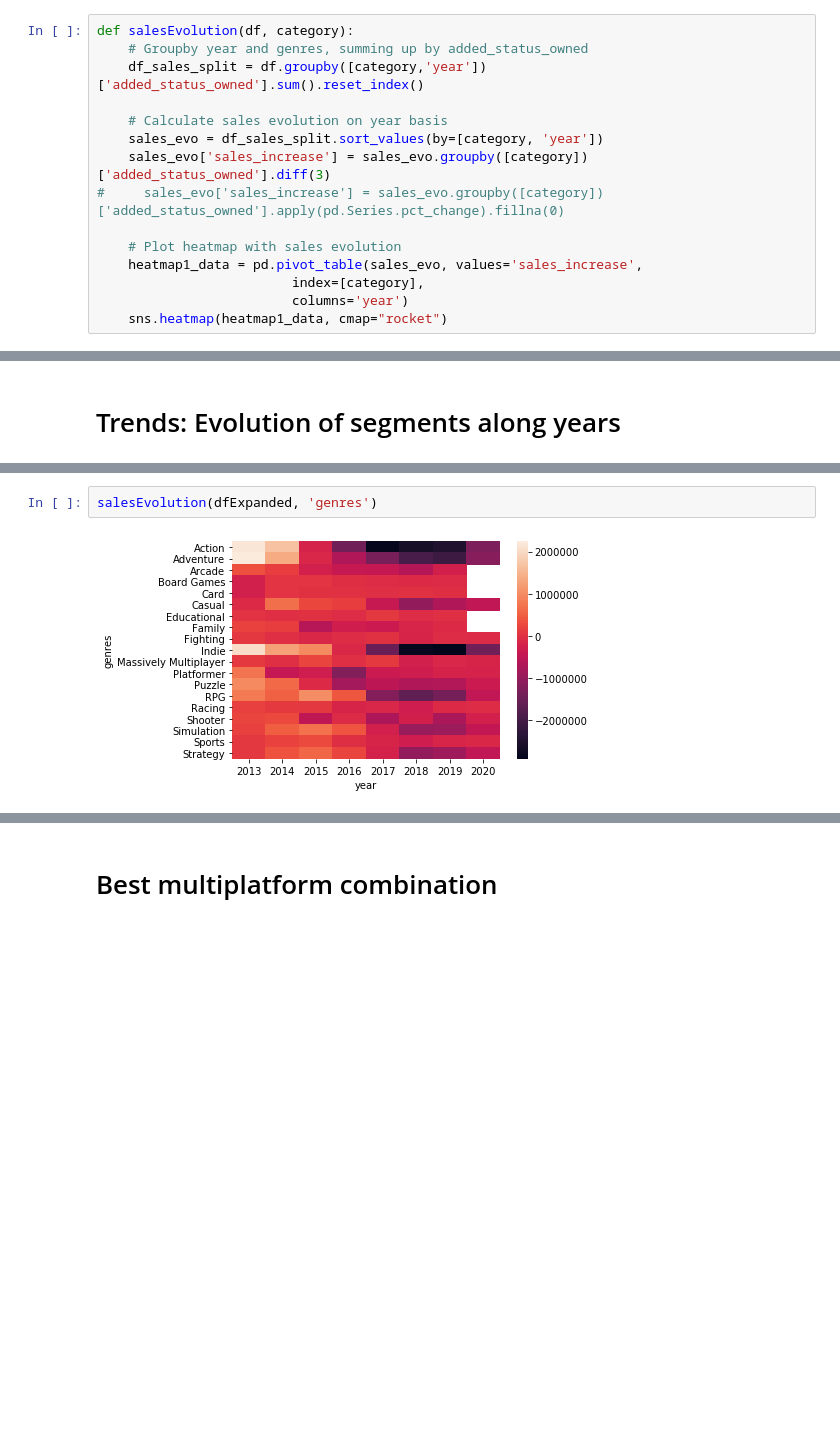
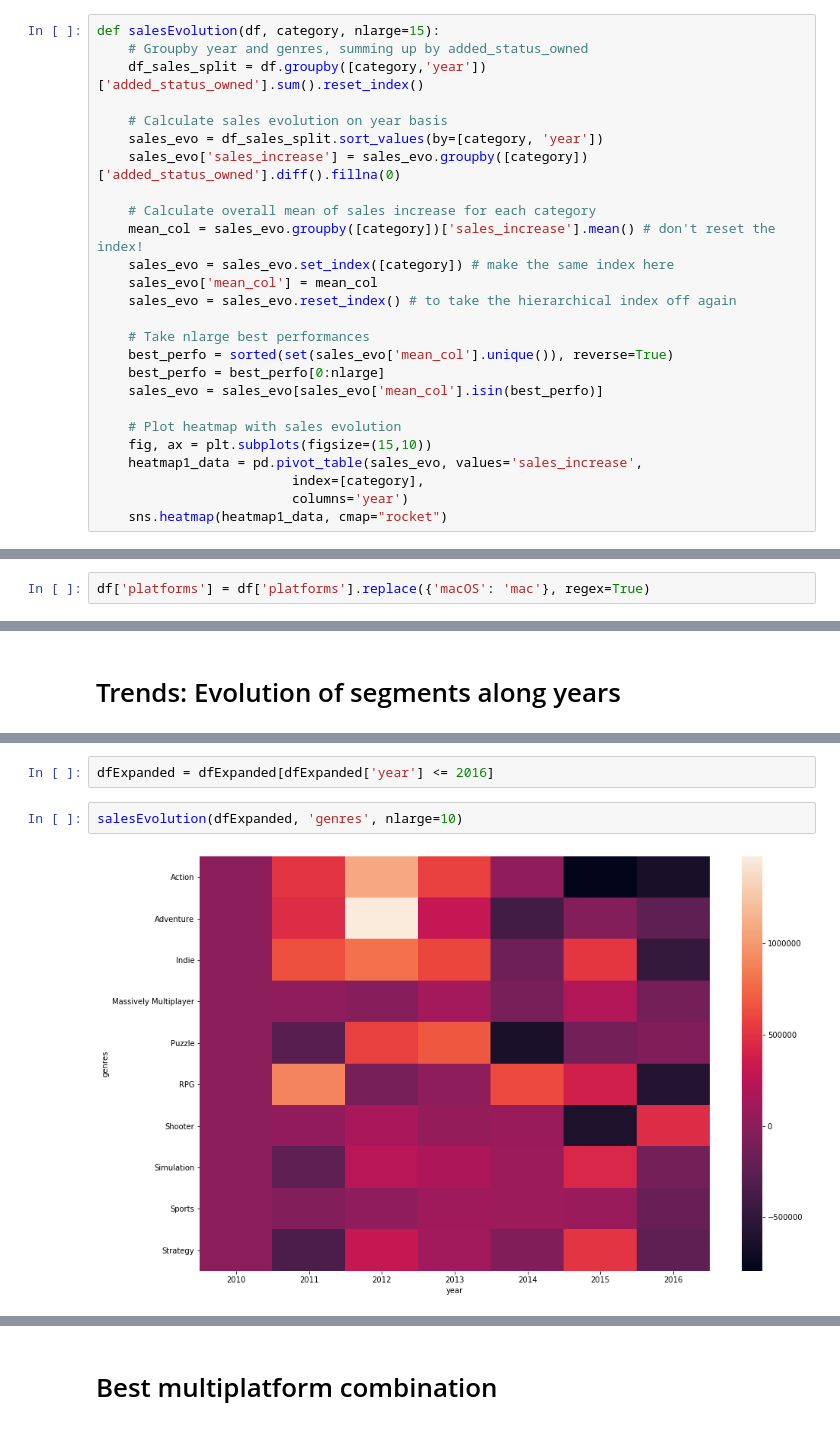
Before and after one commit to marsolmos/videogames-sales-eda, a Jupyter notebook: videogames_eda_analysis.ipynb, the cells around one changed output, grey strips where cells are left out. Drawn from its saved outputs; the diff is of its cells as text; blank space fills up the shorter version.

```diff
--- a/videogames_eda_analysis.ipynb
+++ b/videogames_eda_analysis.ipynb
@@ -153,16 +153,27 @@ def normalize(df, feature_name):
 # %% [markdown]
 ## Sales Evolution Heatmap
 # %%
-def salesEvolution(df, category):
+def salesEvolution(df, category, nlarge=15):
     # Groupby year and genres, summing up by added_status_owned
     df_sales_split = df.groupby([category,'year'])['added_status_owned'].sum().reset_index()
 
     # Calculate sales evolution on year basis
     sales_evo = df_sales_split.sort_values(by=[category, 'year'])
-    sales_evo['sales_increase'] = sales_evo.groupby([category])['added_status_owned'].diff(3)
-#     sales_evo['sales_increase'] = sales_evo.groupby([category])['added_status_owned'].apply(pd.Series.pct_change).fillna(0)
+    sales_evo['sales_increase'] = sales_evo.groupby([category])['added_status_owned'].diff().fillna(0)
+
+    # Calculate overall mean of sales increase for each category
+    mean_col = sales_evo.groupby([category])['sales_increase'].mean() # don't reset the index!
+    sales_evo = sales_evo.set_index([category]) # make the same index here
+    sales_evo['mean_col'] = mean_col
+    sales_evo = sales_evo.reset_index() # to take the hierarchical index off again
+
+    # Take nlarge best performances
+    best_perfo = sorted(set(sales_evo['mean_col'].unique()), reverse=True)
+    best_perfo = best_perfo[0:nlarge]
+    sales_evo = sales_evo[sales_evo['mean_col'].isin(best_perfo)]
 
     # Plot heatmap with sales evolution
+    fig, ax = plt.subplots(figsize=(15,10))
     heatmap1_data = pd.pivot_table(sales_evo, values='sales_increase',
                          index=[category],
                          columns='year')
@@ -232,3 +245,5 @@ df.drop(['released'], axis=1, inplace=True)
+# %%
+df['platforms'] = df['platforms'].replace({'macOS': 'mac'}, regex=True)
 # %% [markdown]
 Now, we will take for our analysis the data of videogames with a release date beyond 2010, to be able to analyze the latest videogames market trends.
 # %%
@@ -330,5 +350,7 @@ There are 669371 rows and 26 columns
+# %%
+dfExpanded = dfExpanded[dfExpanded['year'] <= 2016]
 # %%
-salesEvolution(dfExpanded, 'genres')
+salesEvolution(dfExpanded, 'genres', nlarge=10)
 # %% [output]
-[figure, old version]
+[figure, new version]
 # %%
```
Also changed, not shown: parts of 11 cells of this notebook.
